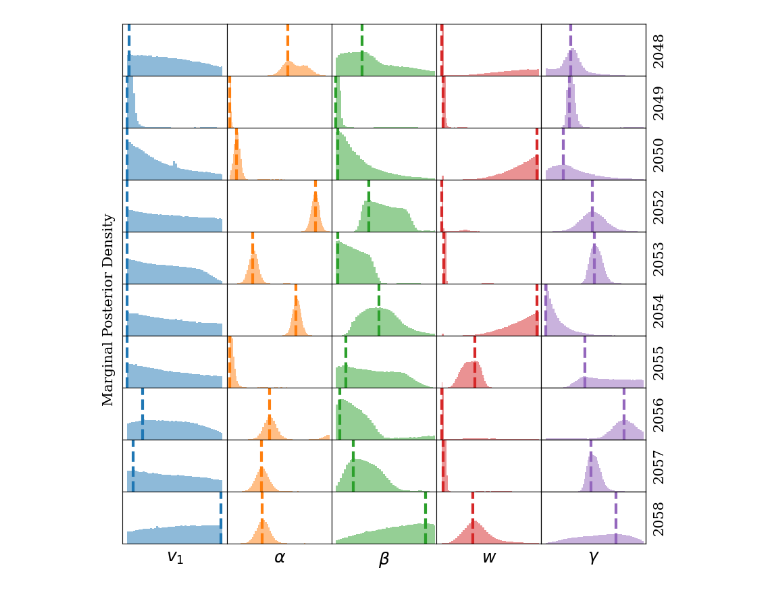
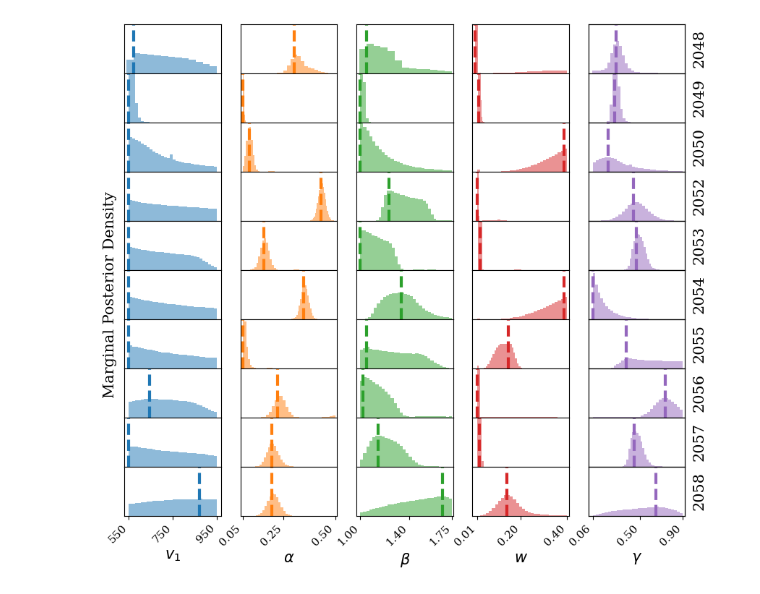
Before and after one commit to opaliss/Parameter_Estimation_Solar_Wind, a Jupyter notebook: MCMC_analysis/histogram_mcmc_evolution.ipynb, the cells around one changed output. Saved outputs shown, nothing was run; the diff lists cells and outputs as text; code cells hidden in the pictures.

Commit message:
update mcmc files.

```diff
--- a/MCMC_analysis/histogram_mcmc_evolution.ipynb
+++ b/MCMC_analysis/histogram_mcmc_evolution.ipynb
@@ -34,51 +23,63 @@ for cr in CR_list:
+# %%
+samples_hist = np.load("samples_for_all_10.npy", allow_pickle=True)
 # %%
 fig, ax = plt.subplots(nrows=10, ncols=5, figsize=(10, 10))
 for ii in range(10):
     for jj in range(5):
-        n, bins, _ = ax[ii, jj].hist(samples_hist[ii][:, jj], 50, density=True,
+        n, bins, _ = ax[ii, jj].hist(samples_hist[ii][:, jj], 30, density=True,
                                      color=CR_color_list[jj], linewidth=3,
                                      alpha=0.5, label="CR" + str(CR_list[jj]))
 
         ax[ii, jj].axvline(bins[np.where(n == n.max())], color=CR_color_list[jj], ls="--", linewidth=3)
 
         if jj==0:
             ax[ii, jj].set_xlim(530, 970)
             ax[ii, jj].set_ylim(0, 0.008)
 
         elif jj==1:
             ax[ii, jj].set_xlim(0.04, 0.51)
             ax[ii, jj].set_ylim(0, 30)
 
         elif jj==2:
             ax[ii, jj].set_xlim(0.97, 1.76)
             ax[ii, jj].set_ylim(0, 5)
 
         elif jj==3:
             ax[ii, jj].set_xlim(-0.01, 0.41)
             ax[ii, jj].set_ylim(0, 20)
 
         elif jj==4:
             ax[ii, jj].set_xlim(0.02, 0.92)
             ax[ii, jj].set_ylim(0, 10)
 
 for kk in range(0, 5):
     for pp in range(0, 10):
-        ax[pp, kk].set_yticks([])
-        ax[pp, kk].set_xticks([])
+        if pp==10:
+            ax[pp, kk].set_yticks([])
+        else:
+            ax[pp, kk].set_yticks([])
+            ax[pp, kk].set_xticks([])
 
-ax[5, 0].set_ylabel("Marginal Posterior Density")
-ax[-1, 0].set_xlabel(r"$v_{1}$", fontsize=18)
-ax[-1, 1].set_xlabel(r"$\alpha$", fontsize=18)
-ax[-1, 2].set_xlabel(r"$\beta$", fontsize=18)
-ax[-1, 3].set_xlabel(r"$w$", fontsize=18)
-ax[-1, 4].set_xlabel(r"$\gamma$", fontsize=18)
+ax[-1, 0].set_xticks([550, 750, 950], fontsize=9)
+ax[-1, 1].set_xticks([0.05, 0.25, 0.5], fontsize=9)
+ax[-1, 2].set_xticks([1, 1.4, 1.75], fontsize=9)
+ax[-1, 3].set_xticks([0.01, 0.2, 0.4], fontsize=9)
+ax[-1, 4].set_xticks([0.06, 0.5, 0.9], fontsize=9)
 
-for jj in range(10):
+ax[5, 0].set_ylabel("Marginal Posterior Density", fontsize=15)
+ax[-1, 0].set_xlabel(r"$v_{1}$", fontsize=15)
+ax[-1, 1].set_xlabel(r"$\alpha$", fontsize=15)
+ax[-1, 2].set_xlabel(r"$\beta$", fontsize=15)
+ax[-1, 3].set_xlabel(r"$w$", fontsize=15)
+ax[-1, 4].set_xlabel(r"$\gamma$", fontsize=15)
+
+for jj in range(0, 10):
     ax2 = ax[jj, -1].twinx()
-    ax2.set_ylabel(str(CR_list[jj]))
+    ax2.set_ylabel(str(CR_list[jj]), fontsize=15)
     ax2.set_yticks([])
 
-fig.subplots_adjust(wspace=0, hspace=0)
-plt.savefig("figs/MCMC/posterior_evolution.png", dpi=600)
+fig.subplots_adjust(wspace=0.2, hspace=0)
+fig.autofmt_xdate(rotation=45)
+plt.savefig("../figs/MCMC/posterior_evolution.png", dpi=600)
 # %% [output]
-[figure, old version]
+[figure, new version]
```
Also changed, not shown: parts of 6 cells of this notebook, 15 other files.
